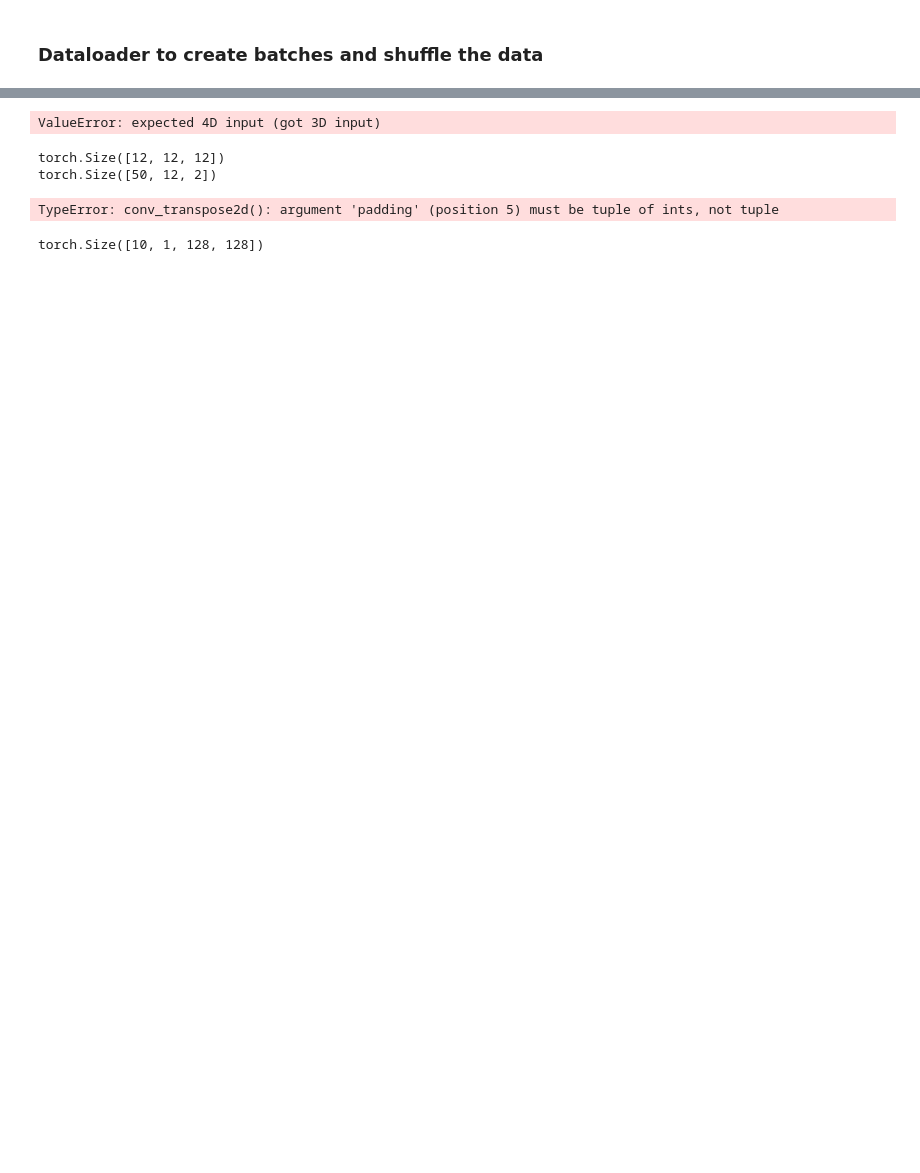
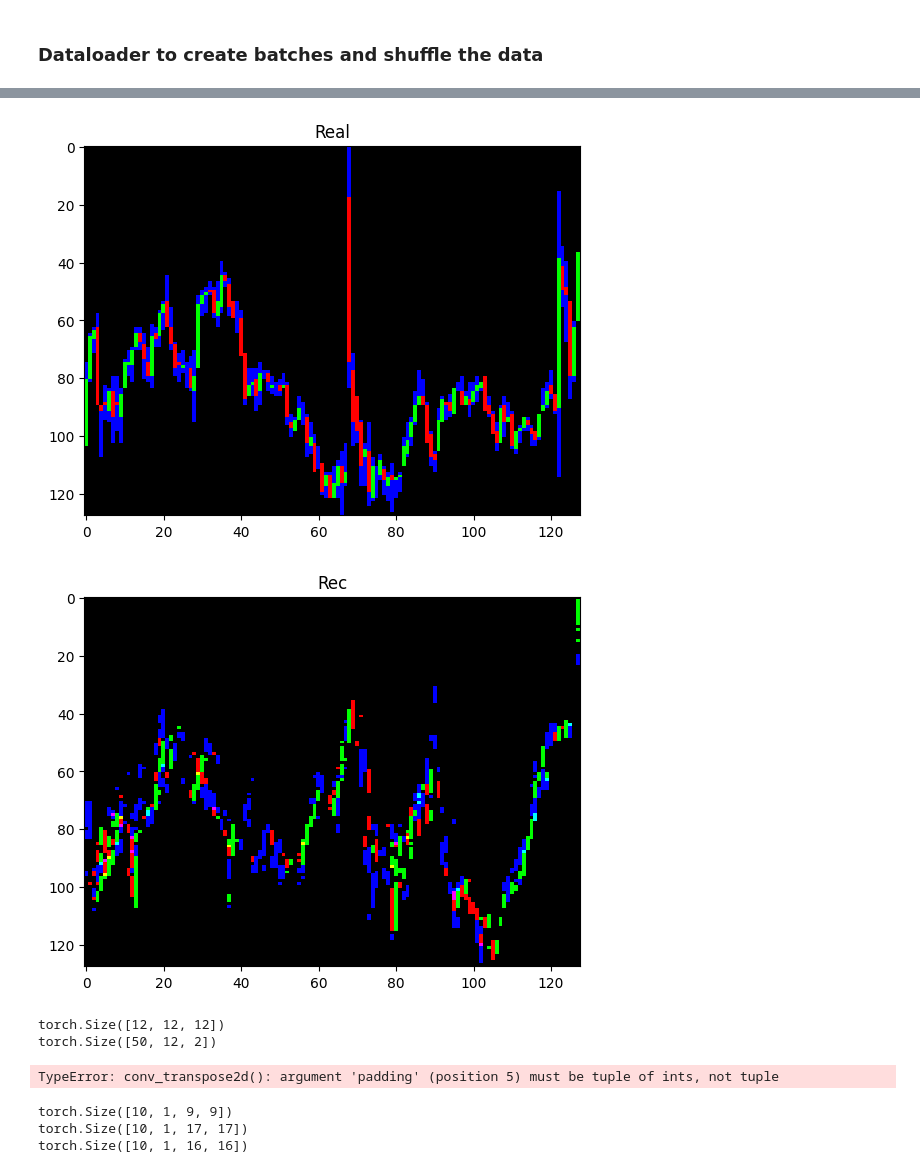
Before and after one commit to samuel-renaud/stock_pattern_AI, a Jupyter notebook: candle_vae.ipynb, the cells around one changed output, grey strips where cells are left out. Cells and saved outputs as stored; diff of their text form; code cells hidden in the pictures; blank space fills up the shorter version.

```diff
--- a/candle_vae.ipynb
+++ b/candle_vae.ipynb
@@ -106,18 +108,19 @@ plt.show()
 # %%
 # testing new pictures
-t2 = torch.tensor(np.asarray(np.load('dataset/0-100.npy')),dtype=torch.float).to('cuda')
+t2 = torch.tensor(np.asarray(np.load('dataset/0-10.npy')).reshape((1,3,128,128)),dtype=torch.float).to('cuda')
 t2_p = np.round(torch.sigmoid(model(t2).to('cpu').detach()))
 
-np.save('test.npy',np.round(torch.sigmoid(t2_p.to('cpu').detach())))
-np.save('test_real.npy',np.round(torch.sigmoid(t2.to('cpu').detach())))
+np.save('test.npy',np.round(torch.sigmoid(t2_p[0].to('cpu').detach())))
+np.save('test_real.npy',np.round(torch.sigmoid(t2[0].to('cpu').detach())))
 
 
 plt.title("Real")
 plt.imshow(np.load('test_real.npy').transpose((1,2,0)), interpolation='none', aspect='auto')
 plt.show()
 
 plt.title("Rec")
 plt.imshow(np.load('test.npy').transpose((1,2,0)), interpolation='none', aspect='auto')
 plt.show()
 # %% [output]
-ValueError: expected 4D input (got 3D input)
+[figure, added]
+[figure, added]
@@ -167,8 +174,10 @@ torch.Size([12, 12, 12])
 torch.Size([50, 12, 2])
 TypeError: conv_transpose2d(): argument 'padding' (position 5) must be tuple of ints, not tuple
 # %%
-print(torch.nn.functional.conv_transpose2d(torch.rand(10,2048,128,128),torch.randn(2048,1,3,3),stride=1, padding=1).shape)
-# print(torch.nn.functional.conv_transpose2d(torch.rand(10,2048,18,18),torch.randn(2048,1,4,4),stride=1, padding=2).shape)
-# print(torch.nn.functional.conv_transpose2d(torch.rand(10,2048,17,17),torch.randn(2048,1,4,4),stride=1, padding=2).shape)
+print(torch.nn.functional.conv_transpose2d(torch.rand(10,2048,10,10),torch.randn(2048,1,4,4),stride=1, padding=2).shape)
+print(torch.nn.functional.conv_transpose2d(torch.rand(10,2048,18,18),torch.randn(2048,1,4,4),stride=1, padding=2).shape)
+print(torch.nn.functional.conv_transpose2d(torch.rand(10,2048,17,17),torch.randn(2048,1,4,4),stride=1, padding=2).shape)
 # %% [output]
-torch.Size([10, 1, 128, 128])
+torch.Size([10, 1, 9, 9])
+torch.Size([10, 1, 17, 17])
+torch.Size([10, 1, 16, 16])
```
Also changed, not shown: parts of 10 cells of this notebook, 5 other files.
